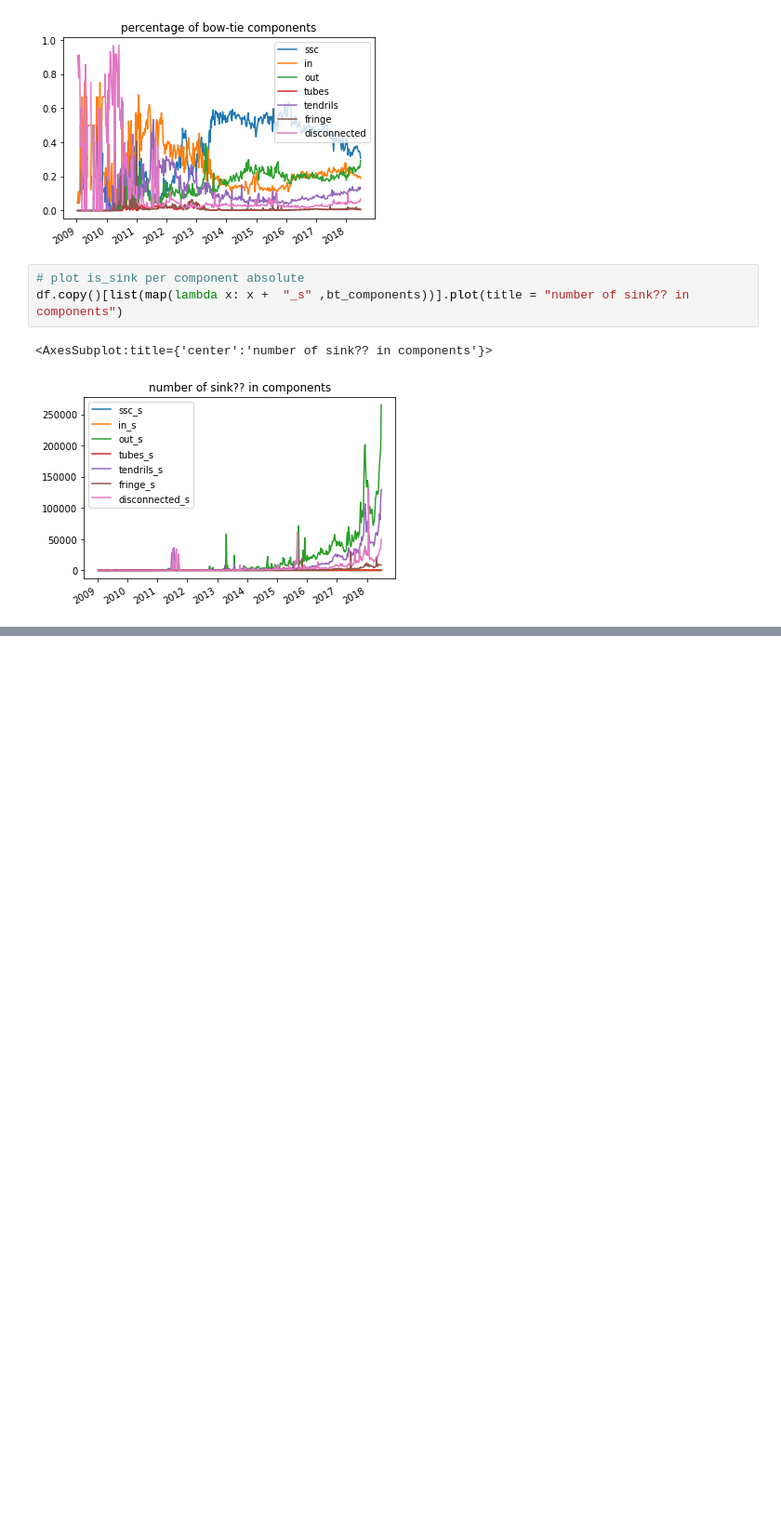
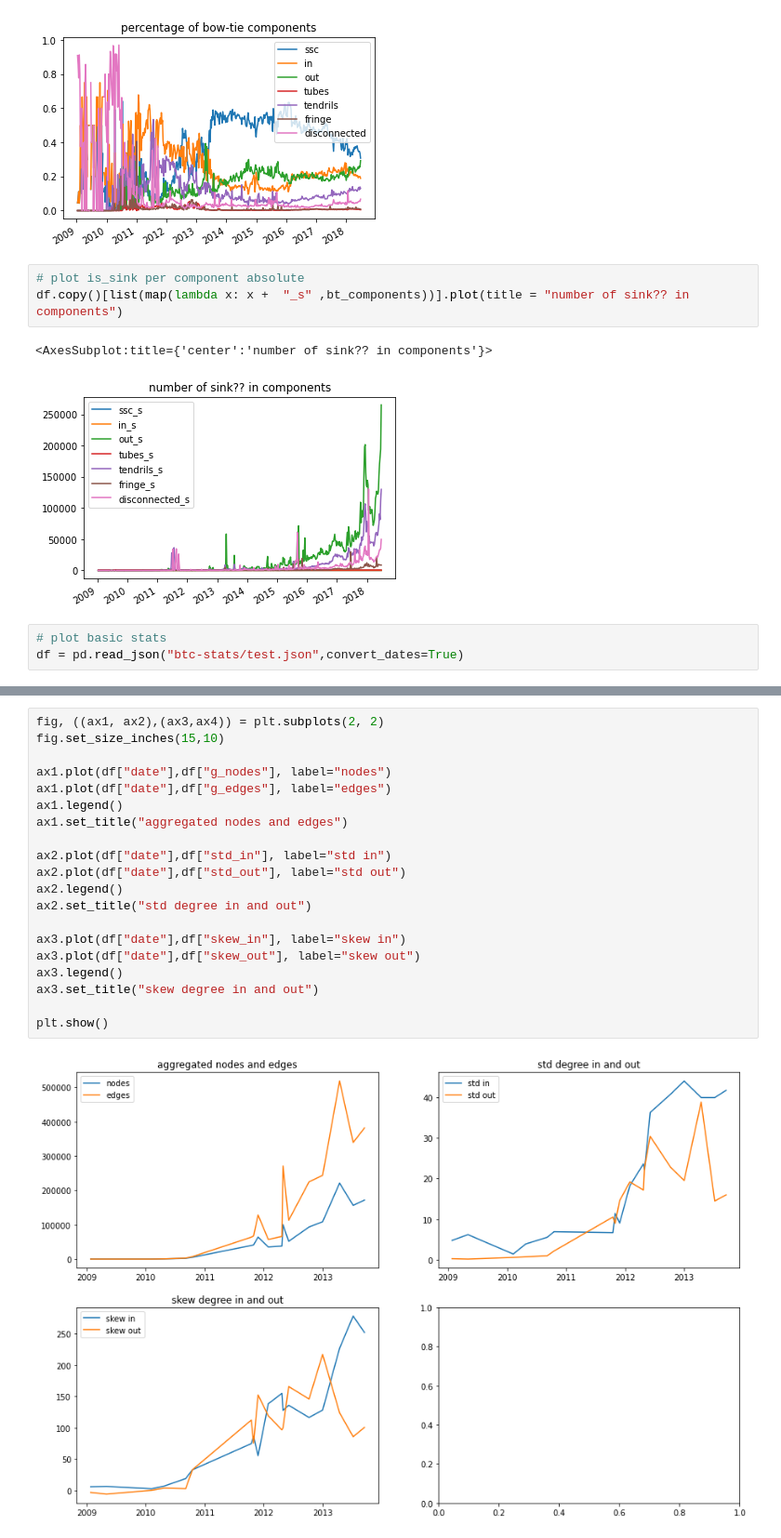
Before and after one commit to hmrug/crypto-transcation-network, a Jupyter notebook: BowTie-Bitcoin Visualization.ipynb, the cells around one changed output, grey strips where cells are left out. Shown at 93% size. Drawn from its saved outputs; the diff is of its cells as text; blank space fills up the shorter version.

Commit message:
updated basic network stats and changed structure of notebooks

```diff
--- a/BowTie-Bitcoin Visualization.ipynb
+++ b/BowTie-Bitcoin Visualization.ipynb
@@ -55,3 +55,6 @@ df.copy()[list(map(lambda x: x +  "_s" ,bt_components))].plot(title = "number of
 # %% [output]
 <AxesSubplot:title={'center':'number of sink?? in components'}>
 [figure]
+# %%
+# plot basic stats
+df = pd.read_json("btc-stats/test.json",convert_dates=True)
@@ -57,0 +81,22 @@ df.copy()[list(map(lambda x: x +  "_s" ,bt_components))].plot(title = "number of
+# %%
+fig, ((ax1, ax2),(ax3,ax4)) = plt.subplots(2, 2)
+fig.set_size_inches(15,10)
+
+ax1.plot(df["date"],df["g_nodes"], label="nodes")
+ax1.plot(df["date"],df["g_edges"], label="edges")
+ax1.legend()
+ax1.set_title("aggregated nodes and edges")
+
+ax2.plot(df["date"],df["std_in"], label="std in")
+ax2.plot(df["date"],df["std_out"], label="std out")
+ax2.legend()
+ax2.set_title("std degree in and out")
+
+ax3.plot(df["date"],df["skew_in"], label="skew in")
+ax3.plot(df["date"],df["skew_out"], label="skew out")
+ax3.legend()
+ax3.set_title("skew degree in and out")
+
+plt.show()
+# %% [output]
+[figure, added]
```
Also changed, not shown: parts of 1 cell of this notebook, 4 other files.
